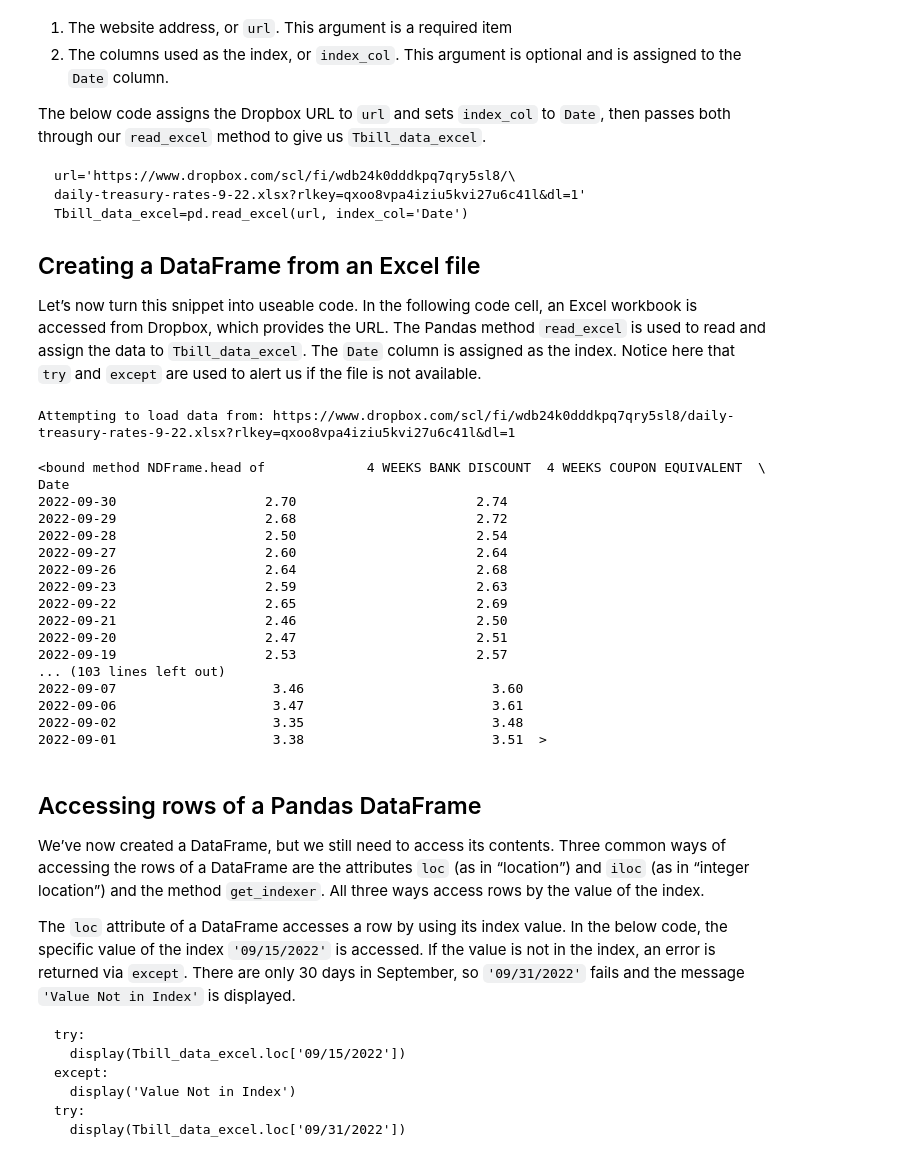
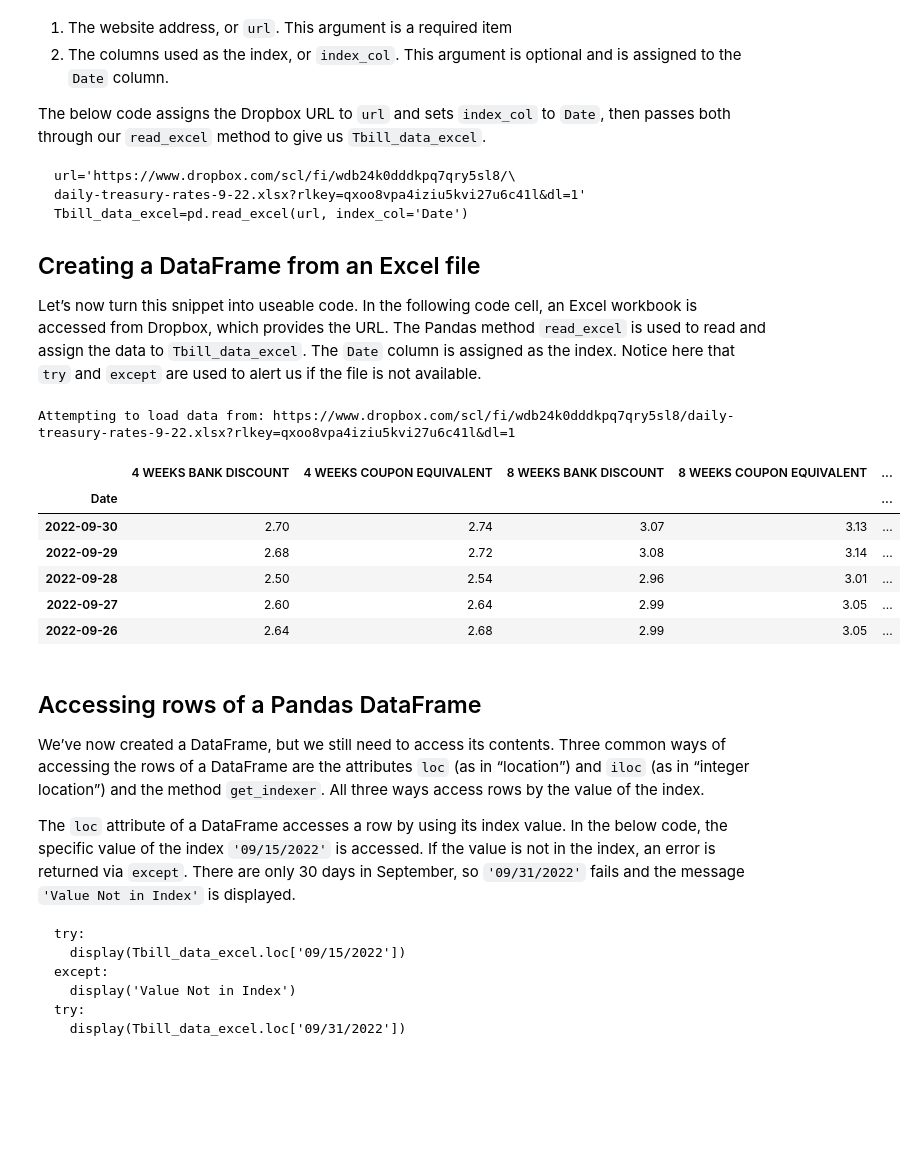
Before and after one commit to PatrickJHess/Volume-Three-Chapter-One, a Jupyter notebook: build/Calculating_And_Grap-73c54054800fc2742909394d1a8fd637.ipynb, the cells around one changed output. Cells and saved outputs as stored; diff of their text form; code cells hidden in the pictures; blank space fills up the shorter version.

```diff
--- a/build/Calculating_And_Grap-55aff28fcca640f07a22a9a926aca958.ipynb
+++ b/build/Calculating_And_Grap-73c54054800fc2742909394d1a8fd637.ipynb
@@ -289,38 +289,28 @@ Let’s now turn this snippet into useable code. In the following code cell, an
 # %%
 #The full file path.
 url='https://www.dropbox.com/scl/fi/wdb24k0dddkpq7qry5sl8/\
 daily-treasury-rates-9-22.xlsx?rlkey=qxoo8vpa4iziu5kvi27u6c41l&dl=1'
 print(f"Attempting to load data from: {url}")
 
 #Load the data from Excel, using the Date column as the index.
 try:
     Tbill_data_excel = pd.read_excel(url, index_col='Date')
 
     # Display the loaded DataFrame to verify it worked.
-    display(Tbill_data_excel.head)
+    display(Tbill_data_excel.head())
 
 except FileNotFoundError:
     print("\nERROR: File not found.")
     print("Please check that the 'URL' address")
 # %% [output]
 Attempting to load data from: https://www.dropbox.com/scl/fi/wdb24k0dddkpq7qry5sl8/daily-treasury-rates-9-22.xlsx?rlkey=qxoo8vpa4iziu5kvi27u6c41l&dl=1
-<bound method NDFrame.head of             4 WEEKS BANK DISCOUNT  4 WEEKS COUPON EQUIVALENT  \
-Date
-2022-09-30                   2.70                       2.74
-2022-09-29                   2.68                       2.72
-2022-09-28                   2.50                       2.54
-2022-09-27                   2.60                       2.64
-2022-09-26                   2.64                       2.68
-2022-09-23                   2.59                       2.63
-2022-09-22                   2.65                       2.69
-2022-09-21                   2.46                       2.50
-2022-09-20                   2.47                       2.51
-2022-09-19                   2.53                       2.57
-... (103 lines left out)
-2022-09-07                    3.46                        3.60
-2022-09-06                    3.47                        3.61
-2022-09-02                    3.35                        3.48
-2022-09-01                    3.38                        3.51  >
+|  | 4 WEEKS BANK DISCOUNT | 4 WEEKS COUPON EQUIVALENT | 8 WEEKS BANK DISCOUNT | 8 WEEKS COUPON EQUIVALENT | ... |
+| Date |  |  |  |  | ... |
+| 2022-09-30 | 2.70 | 2.74 | 3.07 | 3.13 | ... |
+| 2022-09-29 | 2.68 | 2.72 | 3.08 | 3.14 | ... |
+| 2022-09-28 | 2.50 | 2.54 | 2.96 | 3.01 | ... |
+| 2022-09-27 | 2.60 | 2.64 | 2.99 | 3.05 | ... |
+| 2022-09-26 | 2.64 | 2.68 | 2.99 | 3.05 | ... |
 # %% [markdown]
 ## Accessing rows of a Pandas DataFrame
 
```
Also changed, not shown: 20 other files.
